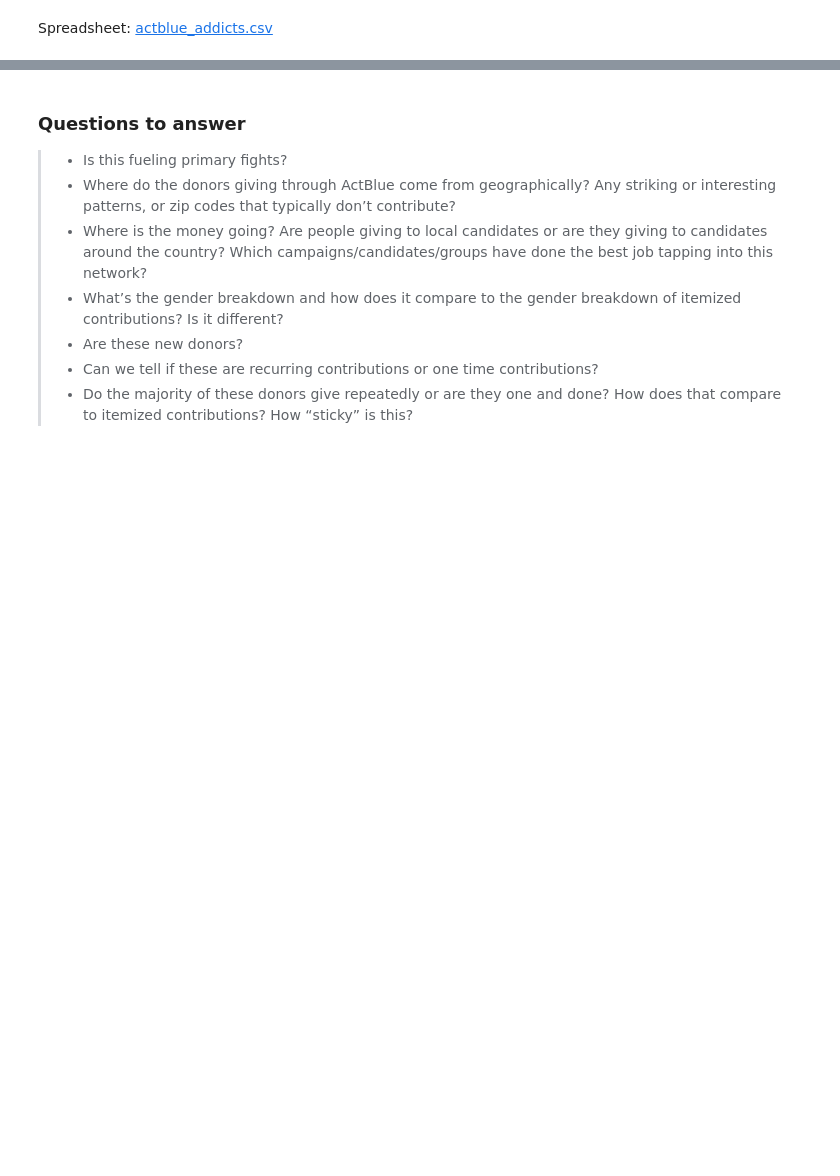
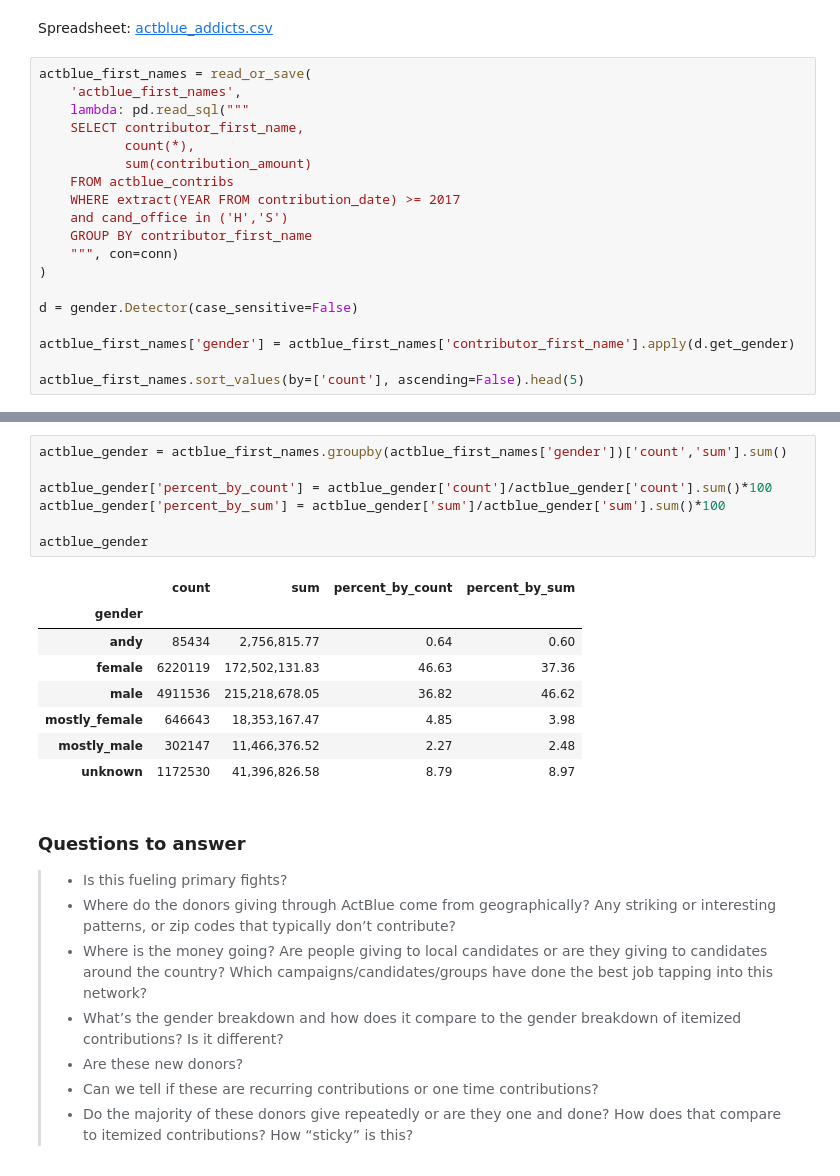
Before and after one commit to PublicI/actblue-analysis, a Jupyter notebook: analysis.ipynb, the cells around one changed output, grey strips where cells are left out. Cells and saved outputs as stored; diff of their text form; blank space fills up the shorter version.

Commit message:
Add gender analysis

```diff
--- a/analysis.ipynb
+++ b/analysis.ipynb
@@ -1132,3 +1192,22 @@ actblue_addicts
 actblue_addicts.to_csv('data/actblue_addicts.csv')
 # %% [markdown]
 Spreadsheet: [actblue_addicts.csv](data/actblue_addicts.csv)
+# %%
+actblue_first_names = read_or_save(
+    'actblue_first_names',
+    lambda: pd.read_sql("""
+    SELECT contributor_first_name,
+           count(*),
+           sum(contribution_amount)
+    FROM actblue_contribs
+    WHERE extract(YEAR FROM contribution_date) >= 2017
+    and cand_office in ('H','S')
+    GROUP BY contributor_first_name
+    """, con=conn)
+)
+
+d = gender.Detector(case_sensitive=False)
+
+actblue_first_names['gender'] = actblue_first_names['contributor_first_name'].apply(d.get_gender)
+
+actblue_first_names.sort_values(by=['count'], ascending=False).head(5)
@@ -1135,3 +1221,19 @@ Spreadsheet: [actblue_addicts.csv](data/actblue_addicts.csv)
+# %%
+actblue_gender = actblue_first_names.groupby(actblue_first_names['gender'])['count','sum'].sum()
+
+actblue_gender['percent_by_count'] = actblue_gender['count']/actblue_gender['count'].sum()*100
+actblue_gender['percent_by_sum'] = actblue_gender['sum']/actblue_gender['sum'].sum()*100
+
+actblue_gender
+# %% [output]
+|  | count | sum | percent_by_count | percent_by_sum |
+| gender |  |  |  |  |
+| andy | 85434 | 2,756,815.77 | 0.64 | 0.60 |
+| female | 6220119 | 172,502,131.83 | 46.63 | 37.36 |
+| male | 4911536 | 215,218,678.05 | 36.82 | 46.62 |
+| mostly_female | 646643 | 18,353,167.47 | 4.85 | 3.98 |
+| mostly_male | 302147 | 11,466,376.52 | 2.27 | 2.48 |
+| unknown | 1172530 | 41,396,826.58 | 8.79 | 8.97 |
 # %% [markdown]
 ### Questions to answer
 > - Is this fueling primary fights?
```
Also changed, not shown: parts of 9 cells of this notebook, 5 other files.
